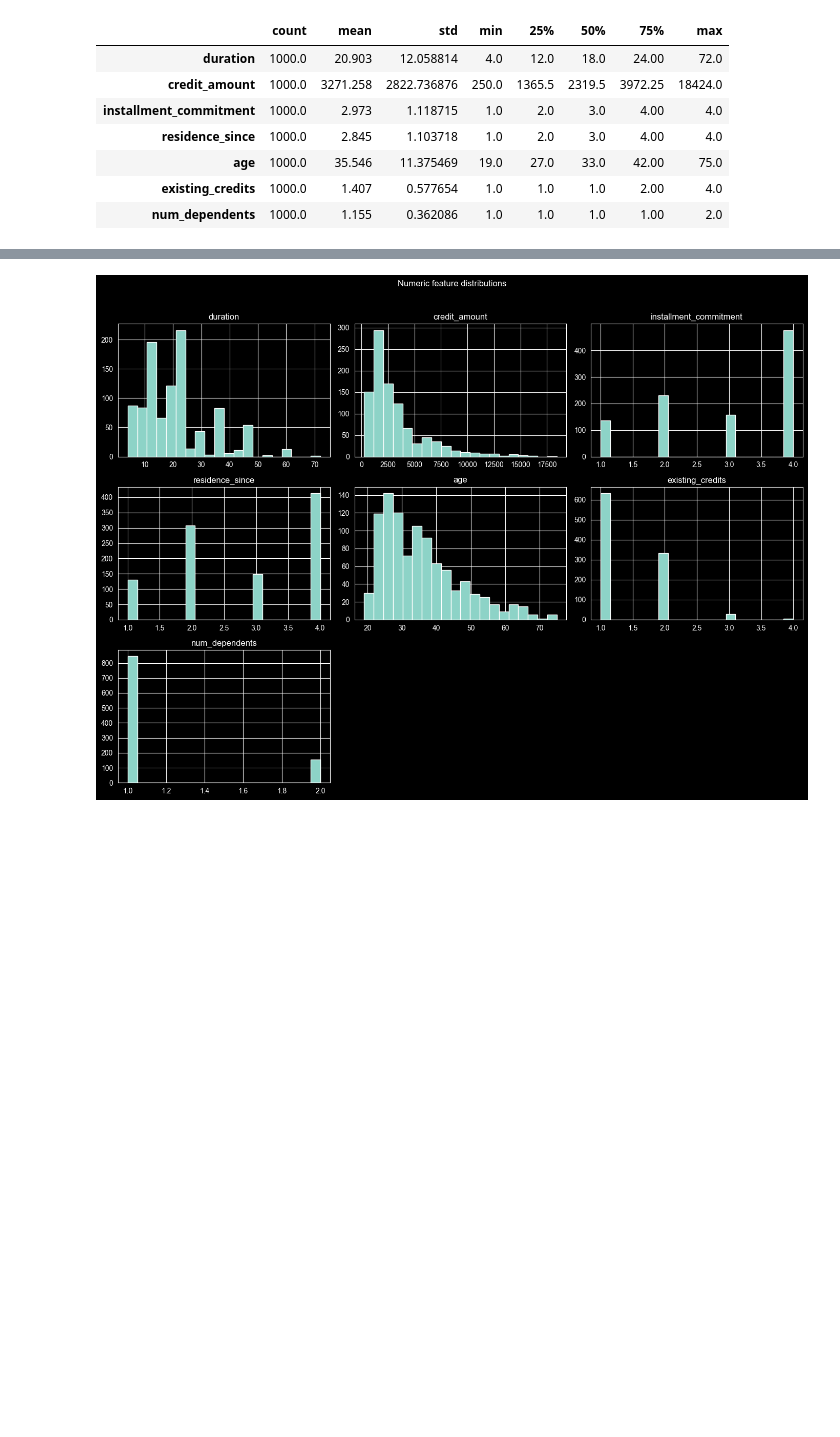
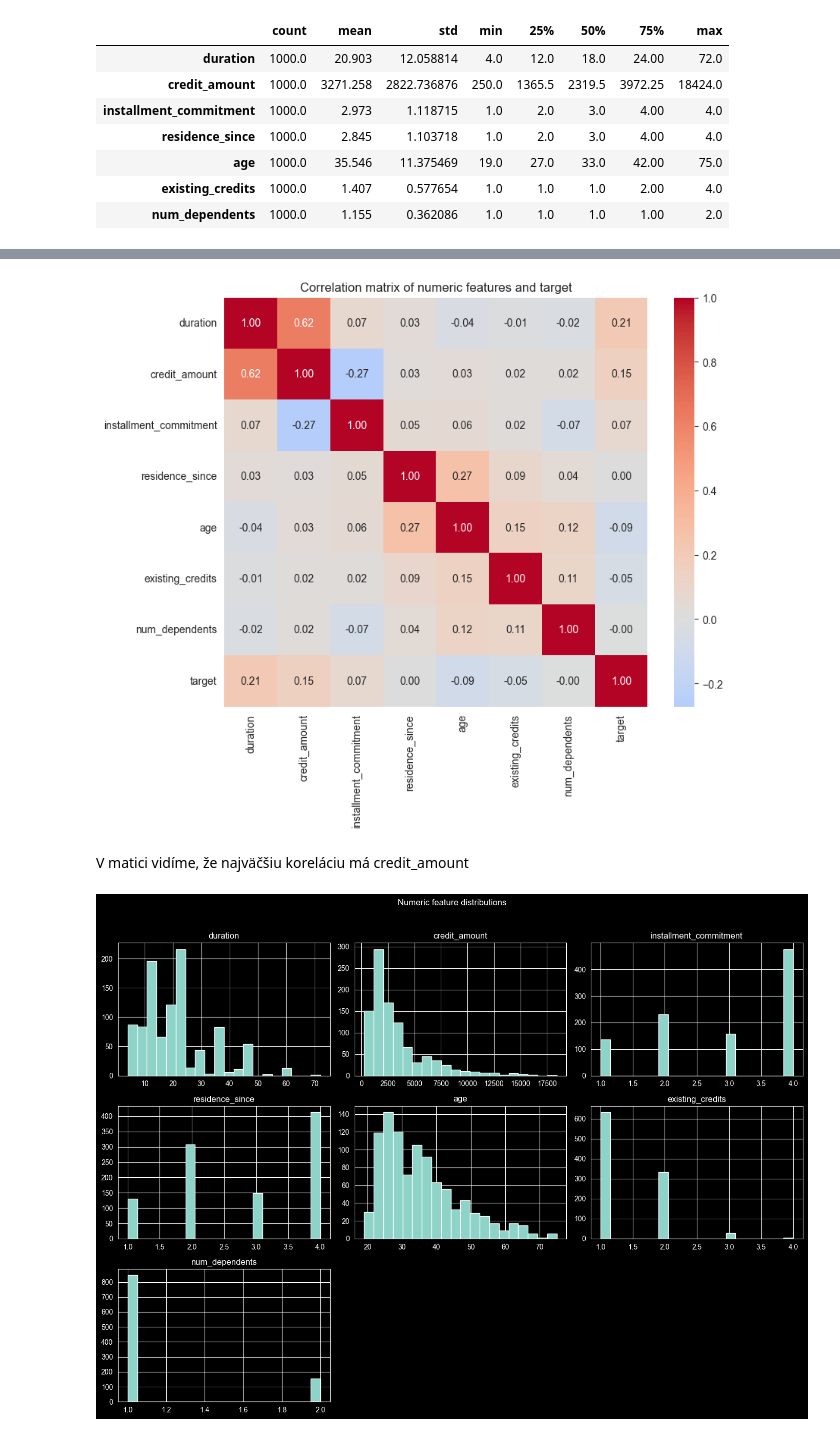
Before and after one commit to Lui105/Neuronove_siete, a Jupyter notebook: Credit_risk_assessment.ipynb, the cells around one changed output, grey strips where cells are left out. Saved outputs shown, nothing was run; the diff lists cells and outputs as text; code cells hidden in the pictures; blank space fills up the shorter version.

```diff
--- a/Credit_risk_assessment.ipynb
+++ b/Credit_risk_assessment.ipynb
@@ -171,3 +186,15 @@ plt.show()
+# %%
+corr_cols = num_cols + ['target']
+corr_matrix = df[corr_cols].corr(numeric_only=True)
+
+plt.figure(figsize=(9, 7))
+sns.heatmap(corr_matrix, annot=True, fmt='.2f', cmap='coolwarm', center=0)
+plt.title('Correlation matrix of numeric features and target')
+plt.show()
+# %% [output]
+[figure, added]
+# %% [markdown]
+V matici vidíme, že najväčšiu koreláciu má credit_amount
 # %%
 
 _ = df[num_cols].hist(figsize=(14, 10), bins=20)
```
Also changed, not shown: parts of 8 cells of this notebook.
